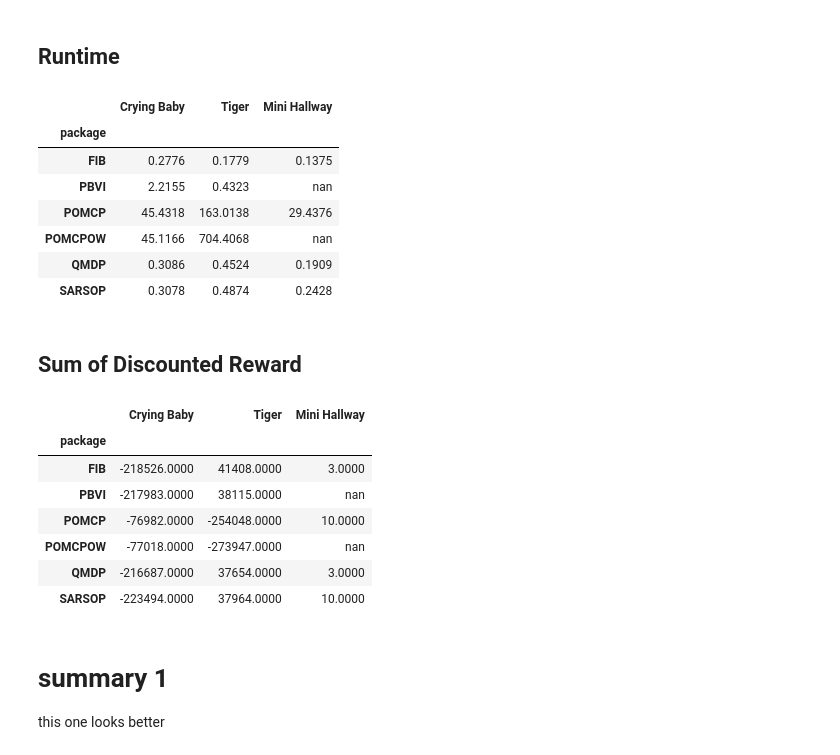
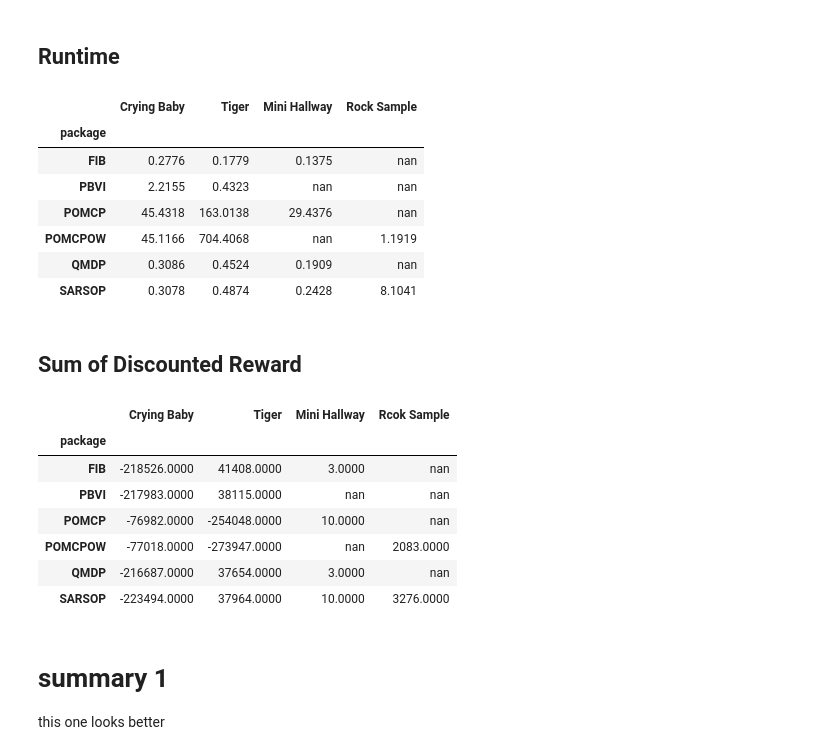
Before and after one commit to aliceyshu/8010_project, a Jupyter notebook: results/summary_results.ipynb, the cells around one changed output. Drawn from its saved outputs; the diff is of its cells as text; code cells hidden in the pictures.

```diff
--- a/results/summary_results.ipynb
+++ b/results/summary_results.ipynb
@@ -115,3 +115,17 @@ runtime is the sum of 100 simulations, each simulation contains 1000 games
 ## Rock Sample
 
 runtime is the sum of 100 simulations, each simulation contains 1000 games
+# %%
+df = pd.read_table("rockSampleProblem.csv",sep=',')
+
+cm = sns.light_palette("orange", as_cmap=True)
+df2 = df.groupby(["package"]).sum()
+df2 = df2[[i for i in df2.columns if i not in ['id']]]
+df2.style.format('{:.4f}').background_gradient(cmap=cm).apply(
+    lambda col: ['font-weight:bold'
+                 if ((x==col.max() and col.name in [
+                     "num_correct_door","sum_reward","sum_discount_reward"
+                     ])
+                     or (x==col.min() and col.name in ["num_wrong_door","avg_steps","runtime"]))
+                 else ''
+                 for x in col])
@@ -117,0 +137,6 @@ runtime is the sum of 100 simulations, each simulation contains 1000 games
+# %%
+rock_runtime = df2["runtime"]
+print(rock_runtime)
+
+rock_sum_discounted = df2["sum_discount_reward"]
+print(rock_sum_discounted)
@@ -170,43 +204,45 @@ Name: sum_discount_reward, dtype: int64
 # %% [markdown]
 ## Runtime
 # %%
-concatenated1 = pd.concat([baby_runtime,tiger_runtime, miniHallway_runtime], axis=1)
+concatenated1 = pd.concat([baby_runtime,tiger_runtime, miniHallway_runtime, rock_runtime], axis=1)
 concatenated1.columns.values[0] = 'Crying Baby'
 concatenated1.columns.values[1] = 'Tiger'
 concatenated1.columns.values[2] = 'Mini Hallway'
+concatenated1.columns.values[3] = 'Rock Sample'
 
 concatenated1.style.format('{:.4f}').background_gradient(axis=0,cmap="Pastel2").apply(
     lambda col: ['font-weight:bold' if x==col.min() else ''
                  for x in col])
 # %% [output]
-|  | Crying Baby | Tiger | Mini Hallway |
-| package |  |  |  |
-| FIB | 0.2776 | 0.1779 | 0.1375 |
-| PBVI | 2.2155 | 0.4323 | nan |
-| POMCP | 45.4318 | 163.0138 | 29.4376 |
-| POMCPOW | 45.1166 | 704.4068 | nan |
-| QMDP | 0.3086 | 0.4524 | 0.1909 |
-| SARSOP | 0.3078 | 0.4874 | 0.2428 |
+|  | Crying Baby | Tiger | Mini Hallway | Rock Sample |
+| package |  |  |  |  |
+| FIB | 0.2776 | 0.1779 | 0.1375 | nan |
+| PBVI | 2.2155 | 0.4323 | nan | nan |
+| POMCP | 45.4318 | 163.0138 | 29.4376 | nan |
+| POMCPOW | 45.1166 | 704.4068 | nan | 1.1919 |
+| QMDP | 0.3086 | 0.4524 | 0.1909 | nan |
+| SARSOP | 0.3078 | 0.4874 | 0.2428 | 8.1041 |
 # %% [markdown]
 ## Sum of Discounted Reward
 # %%
-concatenated2 = pd.concat([ baby_sum_discounted, tiger_sum_discounted, miniHallway_sum_discounted], axis=1)
+concatenated2 = pd.concat([ baby_sum_discounted, tiger_sum_discounted, miniHallway_sum_discounted, rock_sum_discounted], axis=1)
 concatenated2.columns.values[0] = 'Crying Baby'
 concatenated2.columns.values[1] = 'Tiger'
 concatenated2.columns.values[2] = 'Mini Hallway'
+concatenated2.columns.values[3] = 'Rcok Sample'
 
 concatenated2.style.format('{:.4f}').background_gradient(axis=0,cmap="Pastel1").apply(
     lambda col: ['font-weight:bold' if x==col.max() else ''
                  for x in col])
 # %% [output]
-|  | Crying Baby | Tiger | Mini Hallway |
-| package |  |  |  |
-| FIB | -218526.0000 | 41408.0000 | 3.0000 |
-| PBVI | -217983.0000 | 38115.0000 | nan |
-| POMCP | -76982.0000 | -254048.0000 | 10.0000 |
-| POMCPOW | -77018.0000 | -273947.0000 | nan |
-| QMDP | -216687.0000 | 37654.0000 | 3.0000 |
-| SARSOP | -223494.0000 | 37964.0000 | 10.0000 |
+|  | Crying Baby | Tiger | Mini Hallway | Rcok Sample |
+| package |  |  |  |  |
+| FIB | -218526.0000 | 41408.0000 | 3.0000 | nan |
+| PBVI | -217983.0000 | 38115.0000 | nan | nan |
+| POMCP | -76982.0000 | -254048.0000 | 10.0000 | nan |
+| POMCPOW | -77018.0000 | -273947.0000 | nan | 2083.0000 |
+| QMDP | -216687.0000 | 37654.0000 | 3.0000 | nan |
+| SARSOP | -223494.0000 | 37964.0000 | 10.0000 | 3276.0000 |
 # %% [markdown]
 # summary 1
 
```
Also changed, not shown: parts of 4 cells of this notebook, 5 other files.
